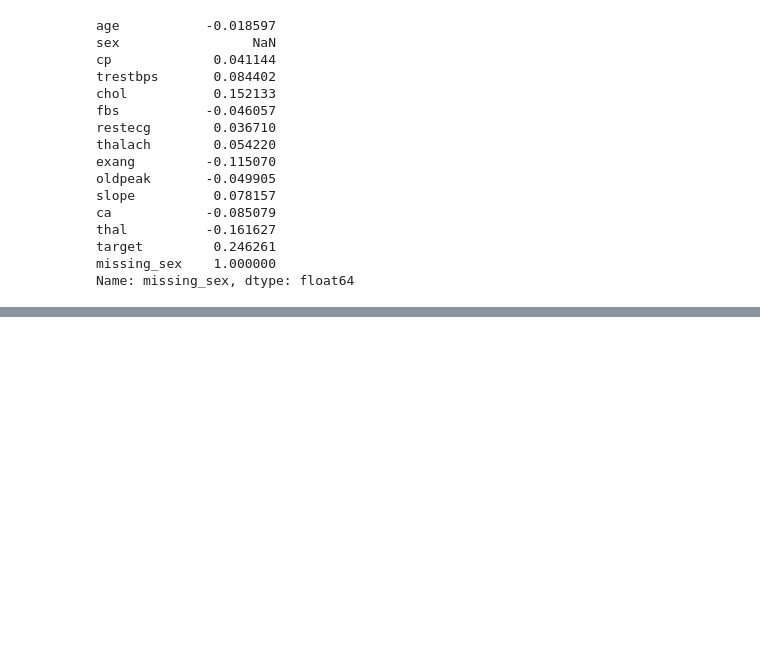
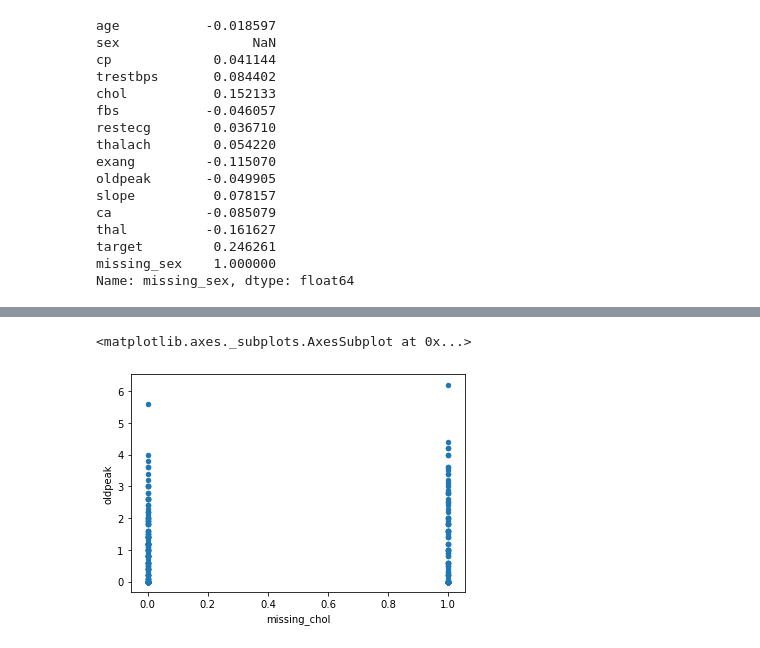
Before and after one commit to andisantos/MO826_labs, a Jupyter notebook: lab2/lab2.ipynb, the cells around one changed output, grey strips where cells are left out. Cells and saved outputs as stored; diff of their text form; code cells hidden in the pictures; blank space fills up the shorter version.

```diff
--- a/lab2/lab2.ipynb
+++ b/lab2/lab2.ipynb
@@ -217,0 +374,2 @@ Name: missing_sex, dtype: float64
+# %%
+chol_df['missing_chol'] = np.where(chol_df['chol'].isnull(), 1, 0)
@@ -217,0 +411,5 @@ Name: missing_sex, dtype: float64
+# %%
+chol_df.plot.scatter("missing_chol", "oldpeak")
+# %% [output]
+<matplotlib.axes._subplots.AxesSubplot at 0x...>
+[figure, added]
```
Also changed, not shown: parts of 52 cells of this notebook.
